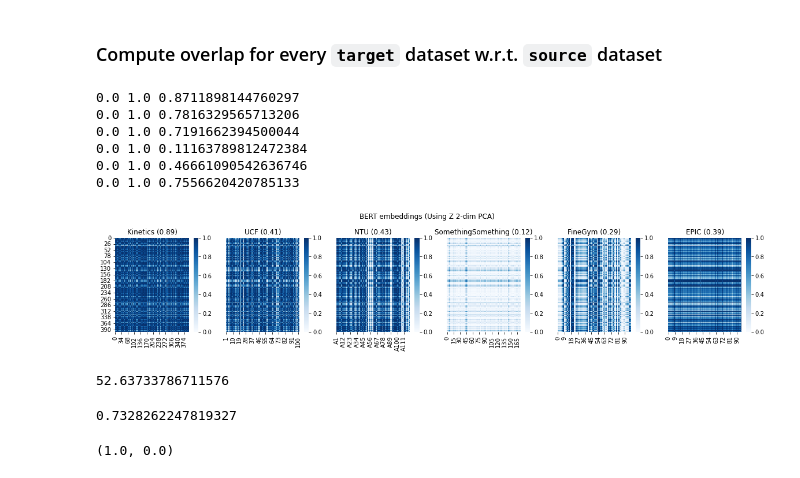
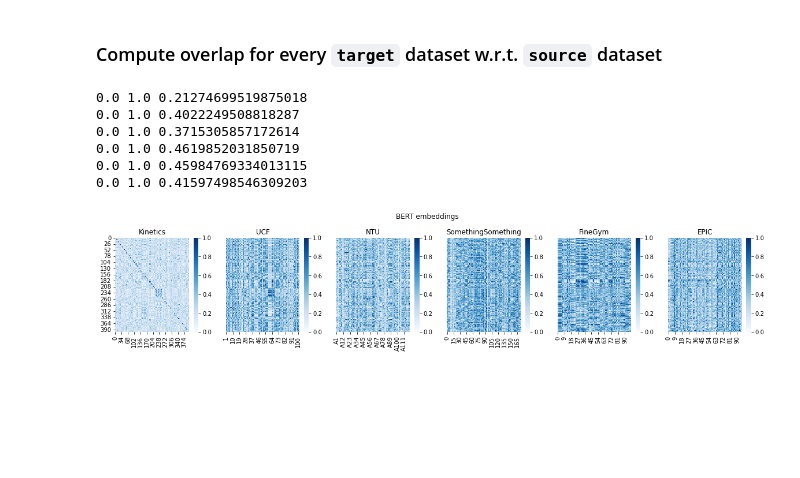
Before and after one commit to bpiyush/ViDA-SSL, a Jupyter notebook: misc/action-embeddings/label_overlap-bert.ipynb, the cells around one changed output. Saved outputs shown, nothing was run; the diff lists cells and outputs as text; code cells hidden in the pictures; blank space fills up the shorter version.

```diff
--- a/misc/action-embeddings/label_overlap-bert.ipynb
+++ b/misc/action-embeddings/label_overlap-bert.ipynb
@@ -161,0 +168,12 @@ Loading BokehJS ...
+# %%
+normalize=False
+
+for key in dataset_action_embeddings:
+    embeddings = torch.stack(list(dataset_action_embeddings[key].values()))
+    embeddings -= embeddings.mean(dim=0)
+
+    if normalize:
+        norm = torch.norm(embeddings, dim=1)
+        embeddings = torch.div(embeddings.T, norm).T
+
+    print(f"Variance in {key}: \t", torch.std(embeddings, axis=0).mean())
@@ -220,11 +232,16 @@ bokeh_2d_scatter_new(
 # %% [markdown]
 ### Compute overlap for every `target` dataset w.r.t. `source` dataset
 # %%
-def compute_label_similarity(source: dict, target: dict, threshold: float = 0.1):
+def compute_label_similarity(source: dict, target: dict, threshold: float = 0.1, subtract_mean=False):
     df = pd.DataFrame(None, index=list(source.keys()), columns=list(target.keys()), dtype=float)
 
     source_embeddings = torch.stack([v for k, v in source.items()])
+    if subtract_mean:
+        source_embeddings -= source_embeddings.mean(dim=0)
+
     target_embeddings = torch.stack([v for k, v in target.items()])
+    if subtract_mean:
+        target_embeddings -= target_embeddings.mean(dim=0)
 
     for i in range(len(source_embeddings)):
         df.iloc[i] = F.cosine_similarity(target_embeddings, source_embeddings[[i], :]).numpy()
@@ -249,40 +302,45 @@ def compute_metric_per_dataset(dataset, metric=compute_label_similarity):
 dataset_label_overlap = pd.DataFrame(None, index=["Kinetics"], columns=dataset_action_embeddings.keys())
 
 fig, axes = plt.subplots(1, len(dataset_action_embeddings), figsize=(20, 3))
 
 norm_dfs = dict()
 
 i = 0
 for key in dataset_action_embeddings:
+    df = compute_label_similarity(
+        dataset_action_embeddings["Kinetics"], dataset_action_embeddings[key], subtract_mean=True,
+    )
     # df = compute_label_distance(dataset_action_embeddings["Kinetics"], dataset_action_embeddings[key])
-    df = compute_label_similarity(dataset_action_latents["Kinetics"], dataset_action_latents[key])
+    # df = compute_label_similarity(dataset_action_latents["Kinetics"], dataset_action_latents[key])
     # import ipdb; ipdb.set_trace()
     # df.iloc[:, :] = softmax(df.values, axis=0)
     df = (df - df.min()) / (df.max() - df.min())
     # df = 1-df
 
     overlap = np.linalg.norm(df.values) / df.shape[0]
     # overlap = df.mean().mean()
     print(df.min().min(), df.max().max(), df.mean().mean())
     dataset_label_overlap.loc["Kinetics", key] = overlap
 
     ax = axes[i]
     sns.heatmap(df, ax=ax, cmap="Blues")
-    ax.set_title(f"{key} ({overlap:.2f})")
+    # ax.set_title(f"{key} ({overlap:.2f})")
+    ax.set_title(f"{key}")
 
     if i > 0:
         ax.set_yticks([])
     i += 1
 
     df = df.rename(columns=dataset_action_labels[key], index=dataset_action_labels["Kinetics"])
 
-plt.suptitle("BERT embeddings (Using Z 2-dim PCA)", y=1.08)
+# plt.suptitle("BERT embeddings (Using Z 2-dim PCA)", y=1.08)
+plt.suptitle("BERT embeddings", y=1.08)
 plt.show()
 # %% [output]
-0.0 1.0 0.8711898144760297
-0.0 1.0 0.7816329565713206
-0.0 1.0 0.7191662394500044
-0.0 1.0 0.11163789812472384
-0.0 1.0 0.46661090542636746
-0.0 1.0 0.7556620420785133
+0.0 1.0 0.21274699519875018
+0.0 1.0 0.4022249508818287
+0.0 1.0 0.3715305857172614
+0.0 1.0 0.4619852031850719
+0.0 1.0 0.45984769334013115
+0.0 1.0 0.41597498546309203
-[figure, old version]
+[figure, new version]
@@ -294,12 +346,0 @@ norm_df = (df - df.min()) / (df.max() - df.min())
-# %%
-df.mean().mean()
-# %% [output]
-52.63733786711576
-# %%
-norm_df.mean().mean()
-# %% [output]
-0.7328262247819327
-# %%
-norm_df.max().max(), norm_df.min().min()
-# %% [output]
-(1.0, 0.0)
```
Also changed, not shown: parts of 47 cells of this notebook.
